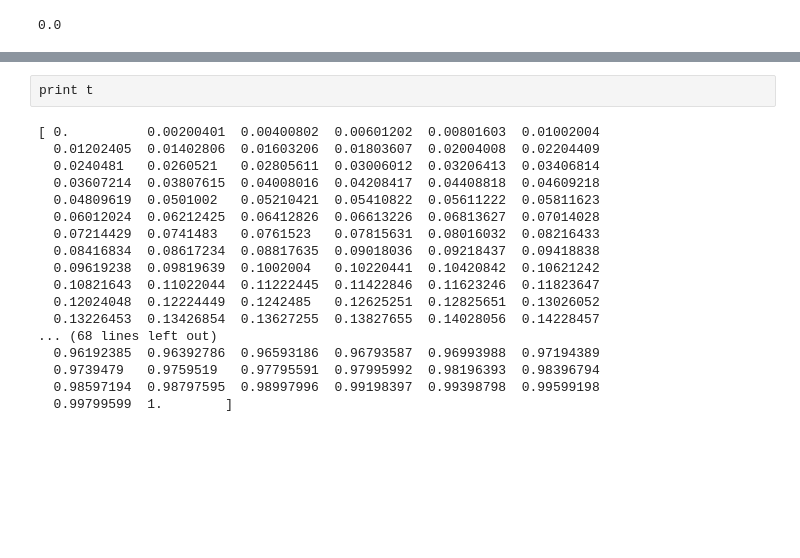
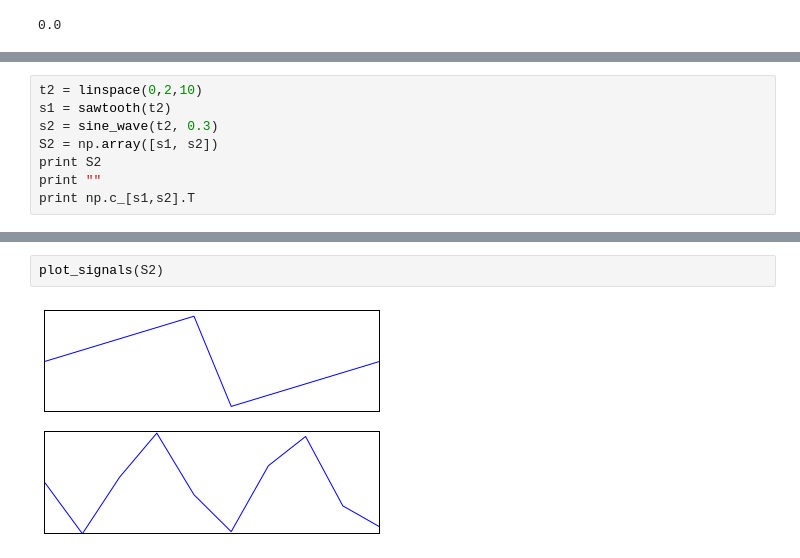
Before and after one commit to stablum/mlpm, a Jupyter notebook: testn.ipynb, the cells around one changed output, grey strips where cells are left out. Drawn from its saved outputs; the diff is of its cells as text; blank space fills up the shorter version.

```diff
--- a/testn.ipynb
+++ b/testn.ipynb
@@ -43,0 +55,8 @@ print num_sources
+# %%
+t2 = linspace(0,2,10)
+s1 = sawtooth(t2)
+s2 = sine_wave(t2, 0.3)
+S2 = np.array([s1, s2])
+print S2
+print ""
+print np.c_[s1,s2].T
@@ -54,23 +83,7 @@ print S
-# %%
-print t
-# %% [output]
-[ 0.          0.00200401  0.00400802  0.00601202  0.00801603  0.01002004
-  0.01202405  0.01402806  0.01603206  0.01803607  0.02004008  0.02204409
-  0.0240481   0.0260521   0.02805611  0.03006012  0.03206413  0.03406814
-  0.03607214  0.03807615  0.04008016  0.04208417  0.04408818  0.04609218
-  0.04809619  0.0501002   0.05210421  0.05410822  0.05611222  0.05811623
-  0.06012024  0.06212425  0.06412826  0.06613226  0.06813627  0.07014028
-  0.07214429  0.0741483   0.0761523   0.07815631  0.08016032  0.08216433
-  0.08416834  0.08617234  0.08817635  0.09018036  0.09218437  0.09418838
-  0.09619238  0.09819639  0.1002004   0.10220441  0.10420842  0.10621242
-  0.10821643  0.11022044  0.11222445  0.11422846  0.11623246  0.11823647
-  0.12024048  0.12224449  0.1242485   0.12625251  0.12825651  0.13026052
-  0.13226453  0.13426854  0.13627255  0.13827655  0.14028056  0.14228457
-... (68 lines left out)
-  0.96192385  0.96392786  0.96593186  0.96793587  0.96993988  0.97194389
-  0.9739479   0.9759519   0.97795591  0.97995992  0.98196393  0.98396794
-  0.98597194  0.98797595  0.98997996  0.99198397  0.99398798  0.99599198
-  0.99799599  1.        ]
+# %%
+plot_signals(S2)
+# %% [output]
+[figure, added]
 # %%
 plot_signals(S)
 # %% [output]
```
Also changed, not shown: parts of 12 cells of this notebook.
